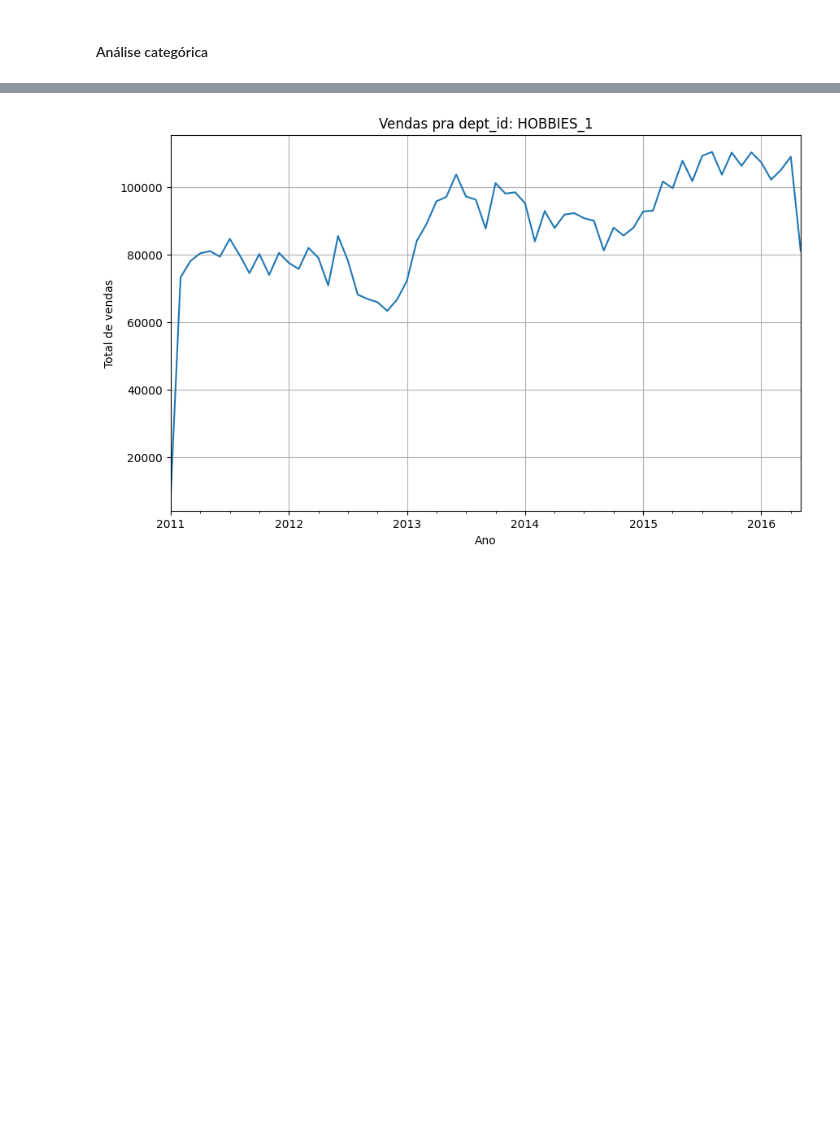
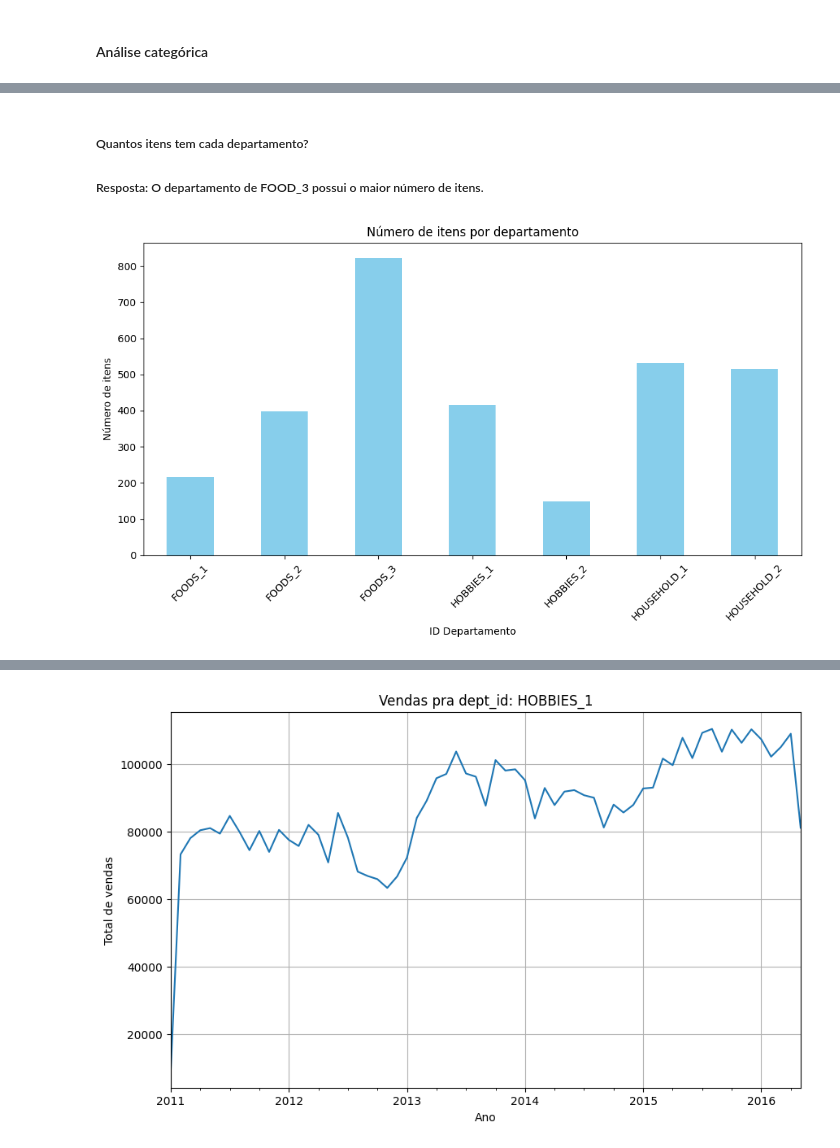
Before and after one commit to MateusVasc/Projeto-PET-Sauter, a Jupyter notebook: analise_exploratoria/analise_exploratoria.ipynb, the cells around one changed output, grey strips where cells are left out. Drawn from its saved outputs; the diff is of its cells as text; code cells hidden in the pictures; blank space fills up the shorter version.

```diff
--- a/analise_exploratoria/analise_exploratoria.ipynb
+++ b/analise_exploratoria/analise_exploratoria.ipynb
@@ -121,0 +175,16 @@ def plot_cats(cats):
+# %% [markdown]
+##### Quantos itens tem cada departamento?
+##### Resposta: O departamento de FOOD_3 possui o maior número de itens.
+# %%
+item_counts = df.groupby('dept_id')['item_id'].nunique()
+
+plt.figure(figsize=(10, 6))
+item_counts.plot(kind='bar', color='skyblue')
+plt.title('Número de itens por departamento')
+plt.xlabel('ID Departamento')
+plt.ylabel('Número de itens')
+plt.xticks(rotation=45)
+plt.tight_layout()
+plt.show()
+# %% [output]
+[figure, added]
```
Also changed, not shown: parts of 20 cells of this notebook.
